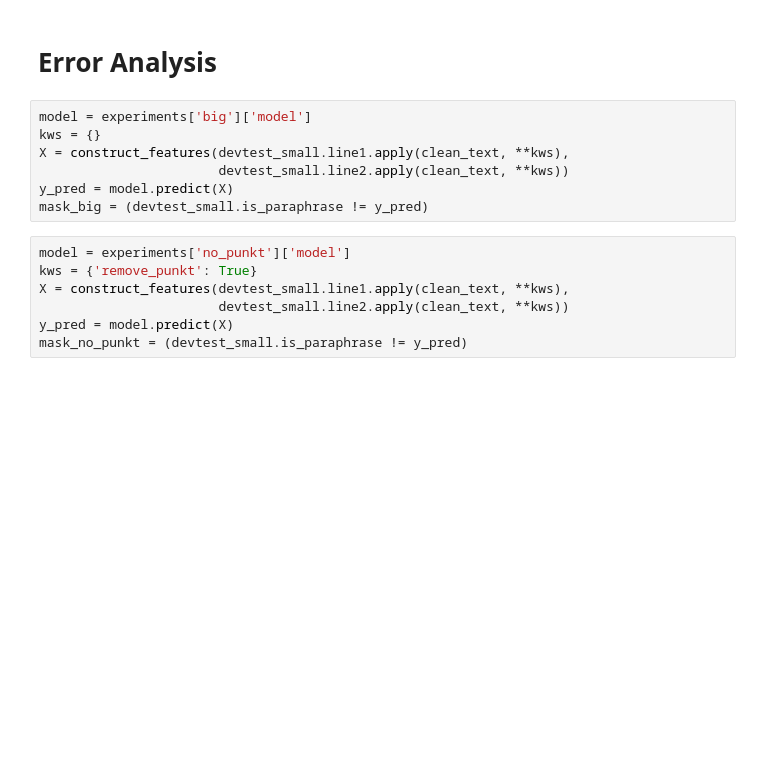
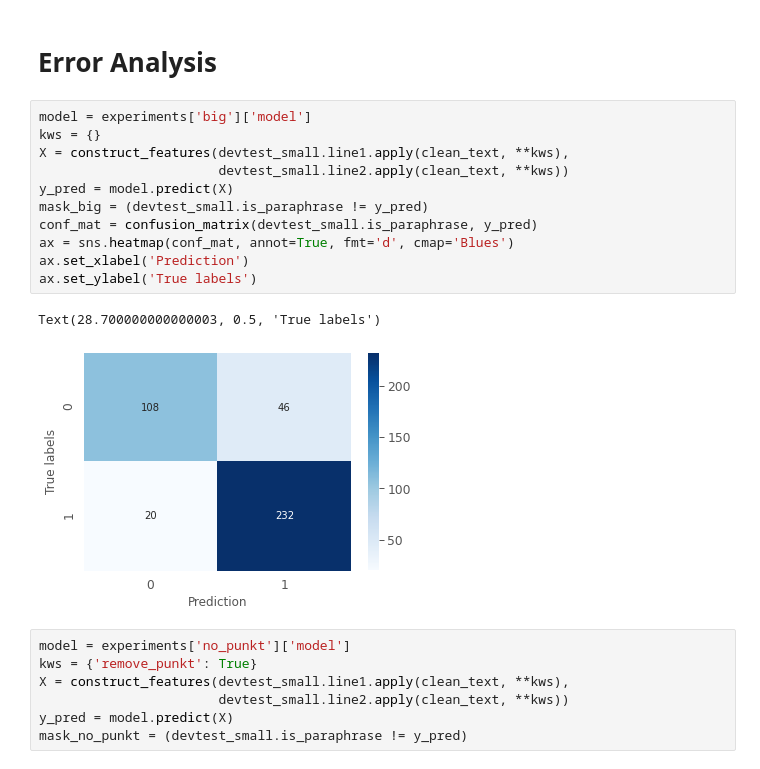
Before and after one commit to RuolinZheng08/ttic31190-natural-language-processing, a Jupyter notebook: hw4/mlp-results-analysis.ipynb, the cells around one changed output. Cells and saved outputs as stored; diff of their text form; blank space fills up the shorter version.

Commit message:
Update pair plots

```diff
--- a/hw4/mlp-results-analysis.ipynb
+++ b/hw4/mlp-results-analysis.ipynb
@@ -285,10 +301,17 @@ rnn_df.dev_accu.plot(legend=True)
 # %%
 model = experiments['big']['model']
 kws = {}
 X = construct_features(devtest_small.line1.apply(clean_text, **kws),
                        devtest_small.line2.apply(clean_text, **kws))
 y_pred = model.predict(X)
 mask_big = (devtest_small.is_paraphrase != y_pred)
+conf_mat = confusion_matrix(devtest_small.is_paraphrase, y_pred)
+ax = sns.heatmap(conf_mat, annot=True, fmt='d', cmap='Blues')
+ax.set_xlabel('Prediction')
+ax.set_ylabel('True labels')
+# %% [output]
+Text(28.700000000000003, 0.5, 'True labels')
+[figure, added]
 # %%
 model = experiments['no_punkt']['model']
 kws = {'remove_punkt': True}
```
Also changed, not shown: parts of 9 cells of this notebook.
